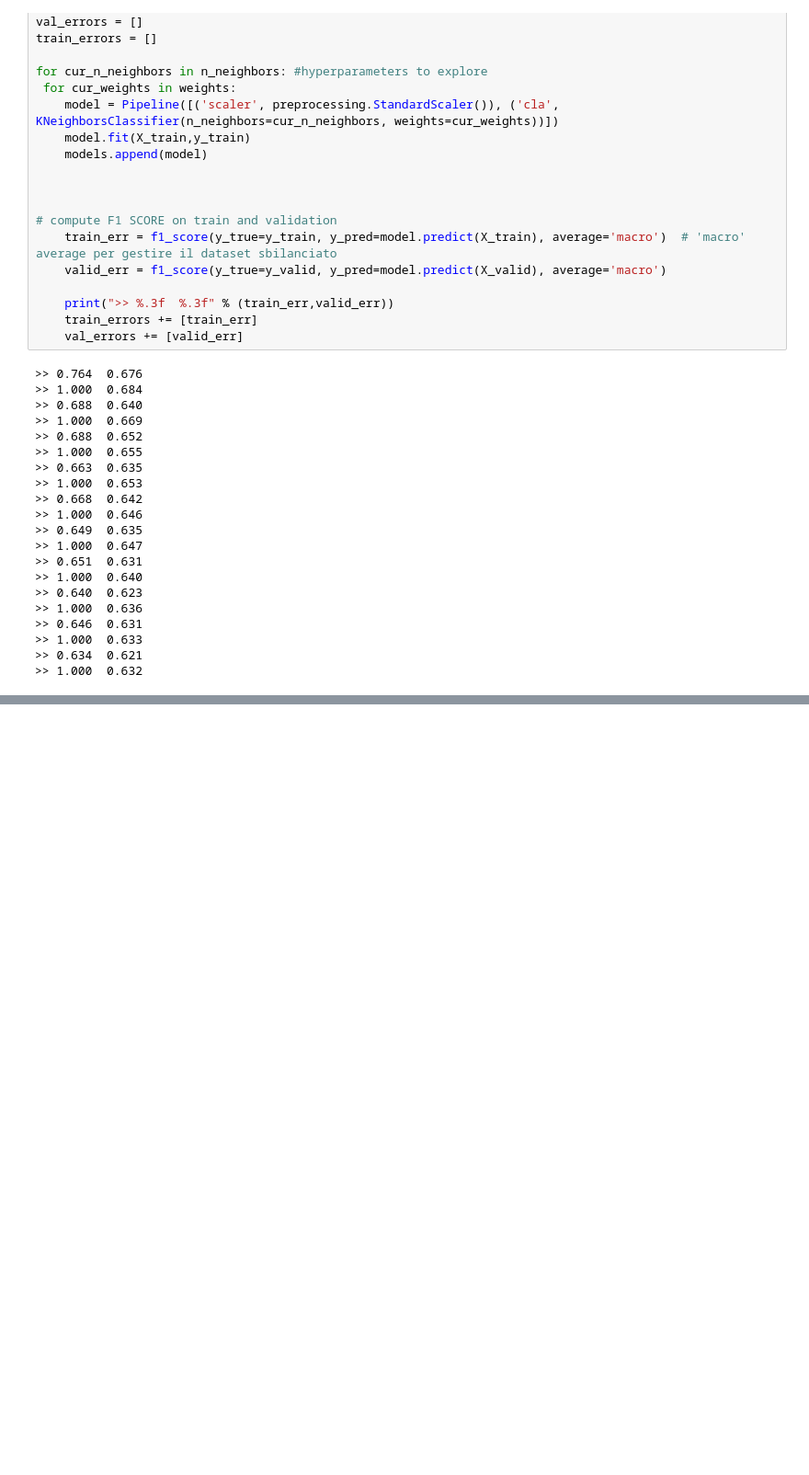
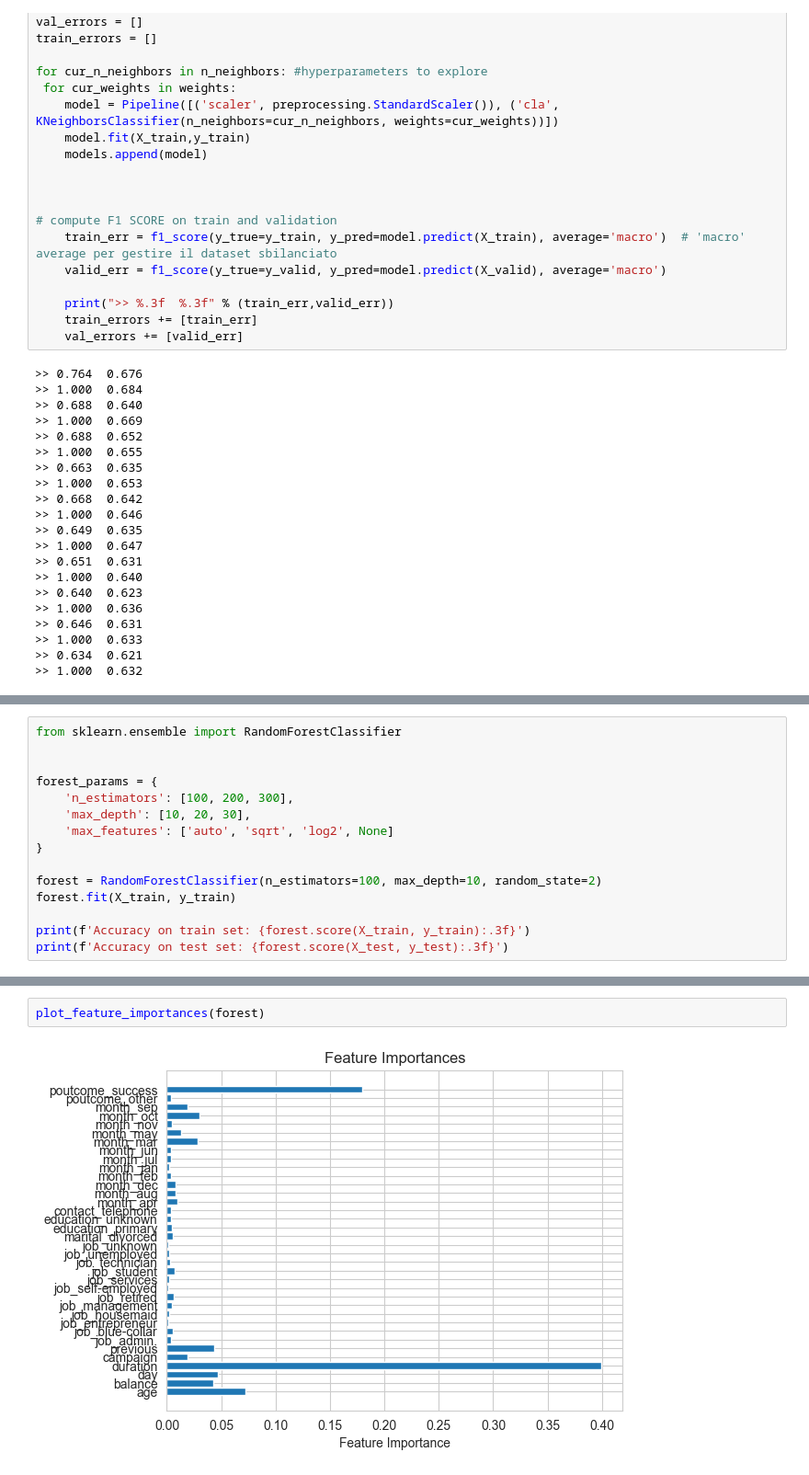
Before and after one commit to Steeve3/ML-model, a Jupyter notebook: notebooks/bank_notebook.ipynb, the cells around one changed output, grey strips where cells are left out. Shown at 92% size. Drawn from its saved outputs; the diff is of its cells as text; blank space fills up the shorter version.

```diff
--- a/notebooks/bank_notebook.ipynb
+++ b/notebooks/bank_notebook.ipynb
@@ -616,0 +769,15 @@ array([ 5, 10, 15, 20, 25, 30, 35, 40, 45, 50])
+# %%
+from sklearn.ensemble import RandomForestClassifier
+
+
+forest_params = {
+    'n_estimators': [100, 200, 300],
+    'max_depth': [10, 20, 30],
+    'max_features': ['auto', 'sqrt', 'log2', None]
+}
+
+forest = RandomForestClassifier(n_estimators=100, max_depth=10, random_state=2)
+forest.fit(X_train, y_train)
+
+print(f'Accuracy on train set: {forest.score(X_train, y_train):.3f}')
+print(f'Accuracy on test set: {forest.score(X_test, y_test):.3f}')
@@ -616,0 +796,4 @@ array([ 5, 10, 15, 20, 25, 30, 35, 40, 45, 50])
+# %%
+plot_feature_importances(forest)
+# %% [output]
+[figure, added]
```
Also changed, not shown: parts of 28 cells of this notebook, 2 other files.
